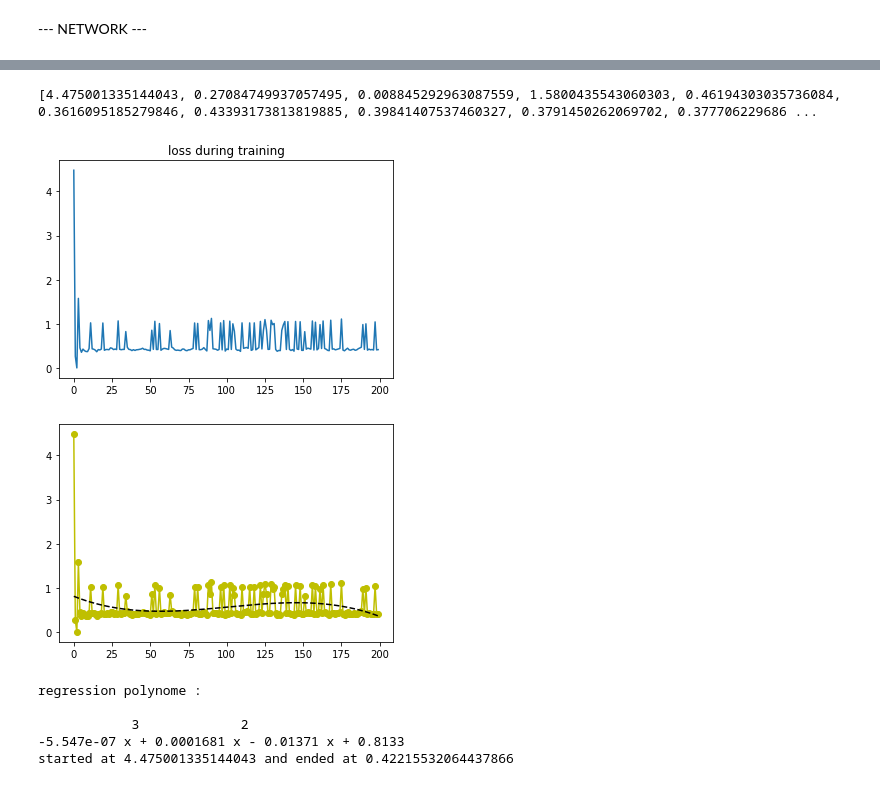
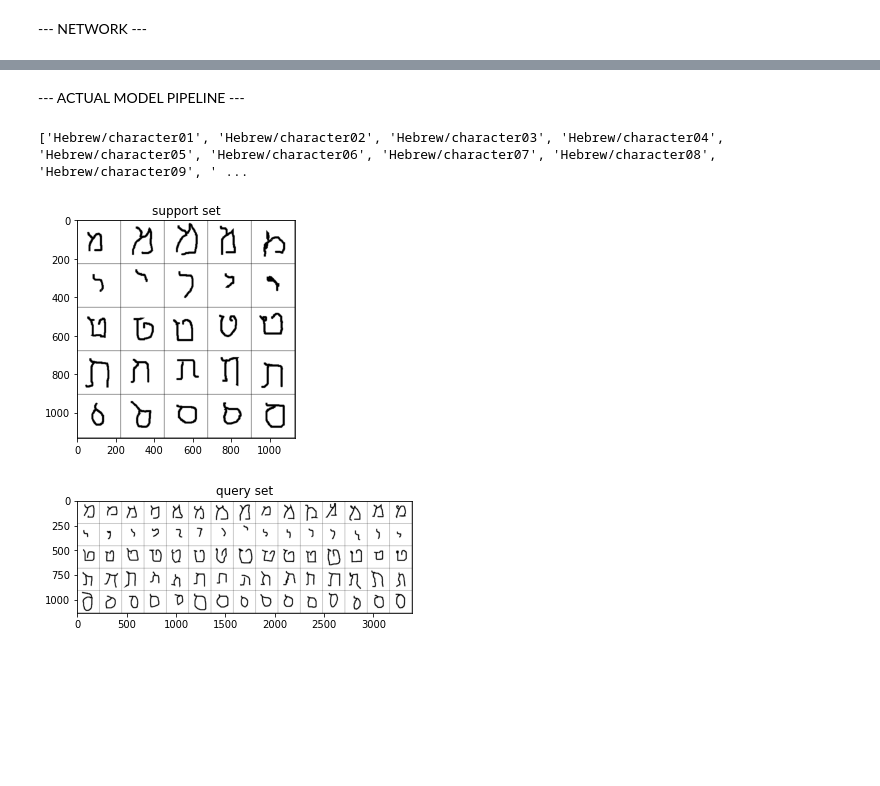
Before and after one commit to Taedriel/ZSL-v2, a Jupyter notebook: pipeline.ipynb, the cells around one changed output, grey strips where cells are left out. Saved outputs shown, nothing was run; the diff lists cells and outputs as text; code cells hidden in the pictures; blank space fills up the shorter version.

```diff
--- a/pipeline.ipynb
+++ b/pipeline.ipynb
@@ -224,12 +212,12 @@ def getNrandomClassesPaths(listClasses, n_way):
   paths = []
   for i in range(0, n_way):
     ridx = random.randint(0, len(listClasses)-1)
-    paths.append(PATH_CUB+listClasses[ridx]+"/")
+    paths.append(PATH_DATA+listClasses[ridx]+"/")
     listClasses.remove(listClasses[ridx])
 
   return paths
 # %%
-imageResize = (350, 350)
+imageResize = (224, 224)
 
 # each set is as follows :
 """
@@ -246,7 +234,11 @@ imageResize = (350, 350)
 """
 
 def getImageTensor(path):
-  convert = transforms.ToTensor()
+  convert = transforms.Compose([
+                                transforms.Grayscale(num_output_channels=3),
+                                transforms.ToTensor(),
+                                transforms.Normalize((0, 0, 0), (1, 1, 1))
+                              ])
   return convert(PIL.Image.open(path).resize(imageResize))
 
 def getFolderTensors(path, supportNumber, queryNumber, label):
@@ -518,5 +547,26 @@ def training(supportSet, querySet):
+# %% [markdown]
+--- ACTUAL MODEL PIPELINE ---
+# %%
+CUB, OMNIGLOT = False, True
+
+if CUB:
+  listClass = os.listdir(PATH_DATA)
+elif OMNIGLOT:
+  listAlphabet = os.listdir(PATH_DATA)
+  choosenAlphabet = listAlphabet[random.randint(0, len(listAlphabet)-1)]
+  listClass = [choosenAlphabet+"/"+char for char in os.listdir(PATH_DATA+choosenAlphabet)]
+# %%
+print(listClass)
+# %% [output]
+['Hebrew/character01', 'Hebrew/character02', 'Hebrew/character03', 'Hebrew/character04', 'Hebrew/character05', 'Hebrew/character06', 'Hebrew/character07', 'Hebrew/character08', 'Hebrew/character09', ' ...
 # %%
-listClassCUB = os.listdir(PATH_CUB)
-supportClasses = getNrandomClassesPaths(listClassCUB, N_WAY)
-
+supportClasses = getNrandomClassesPaths(listClass, N_WAY)
 supportSet, querySet = getSets(supportClasses, N_SHOT, N_QUERY)
+# %%
+justSupport = getOnlyImages(supportSet)
+justQuery = getOnlyImages(querySet)
+plot_images(justSupport, title="support set", images_per_row=N_SHOT)
+plot_images(justQuery, title="query set", images_per_row=N_QUERY)
+# %% [output]
+[figure, added]
+[figure, added]
@@ -528,16 +584,3 @@ if trainingNeeded:
 else:
   model.load_state_dict(torch.load(PATH_MODEL+"SN.pt"))
   print("model loaded")
-# %%
-y = [yi[0].tolist() for yi in list(itertools.chain(*losses))]
-print(y)
-showData(y, "loss during training", 3)
-# %% [output]
-[4.475001335144043, 0.27084749937057495, 0.008845292963087559, 1.5800435543060303, 0.46194303035736084, 0.3616095185279846, 0.43393173813819885, 0.39841407537460327, 0.3791450262069702, 0.377706229686 ...
-[figure, removed]
-[figure, removed]
-regression polynome :
-
-            3             2
--5.547e-07 x + 0.0001681 x - 0.01371 x + 0.8133
-started at 4.475001335144043 and ended at 0.42215532064437866
```
Also changed, not shown: parts of 24 cells of this notebook.
